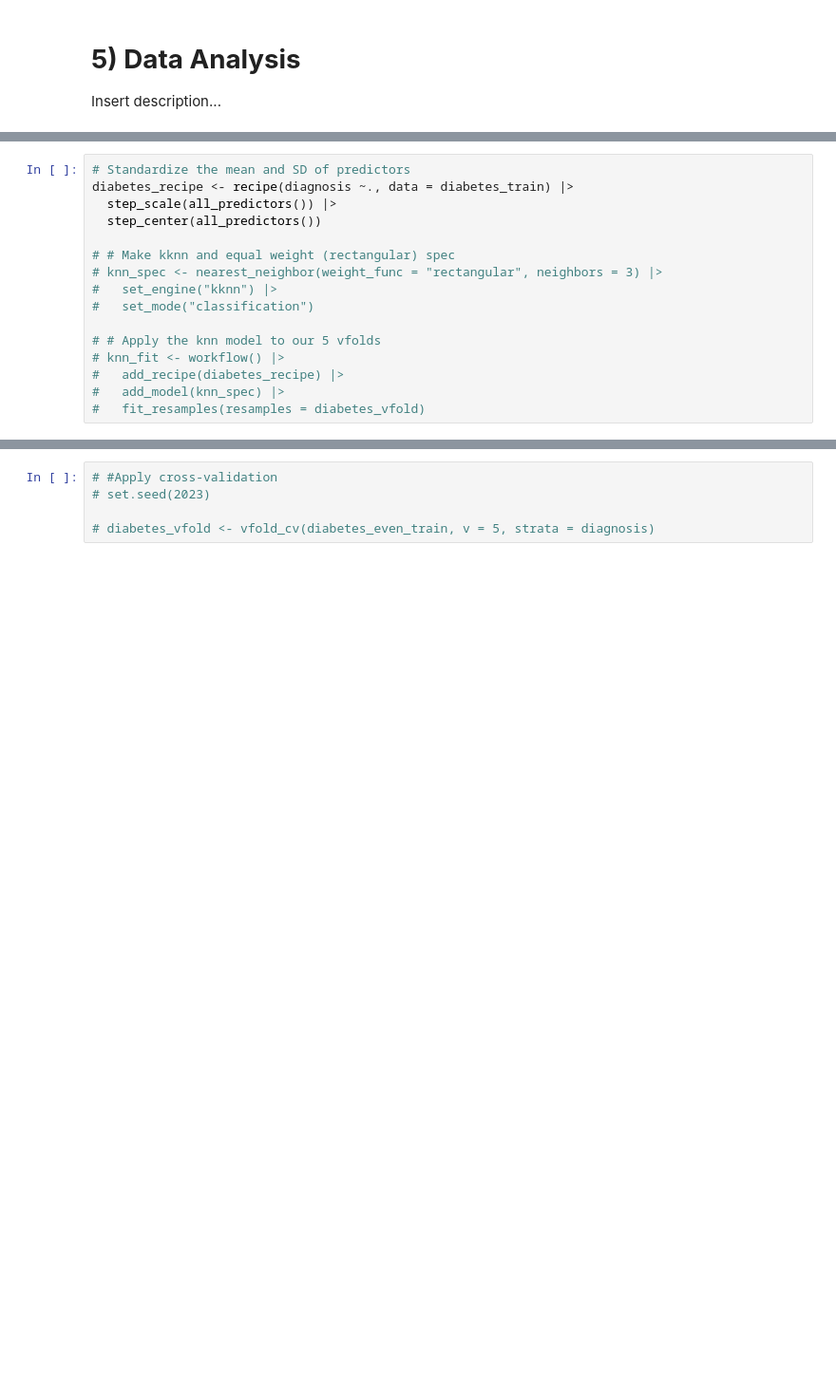
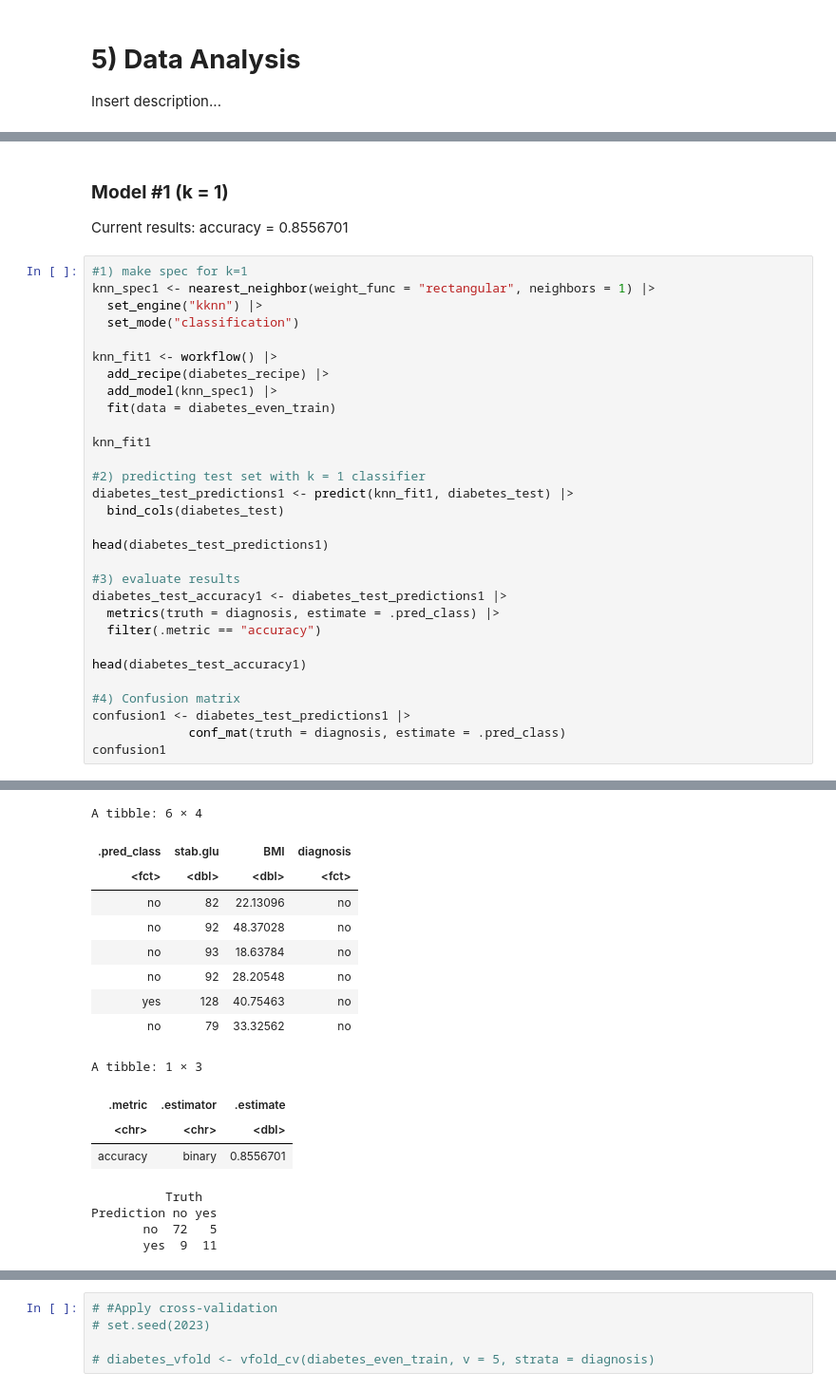
Before and after one commit to wmma2/group_18_project, a Jupyter notebook: Final_report.ipynb, the cells around one changed output, grey strips where cells are left out. Shown: that part at 95% size. Saved outputs shown, nothing was run; the diff lists cells and outputs as text; blank space fills up the shorter version.

```diff
--- a/Final_report.ipynb
+++ b/Final_report.ipynb
@@ -310,16 +301,0 @@ diabetes_vfold <- vfold_cv(diabetes_even_train, v = 10, strata = diagnosis)
-# %%
-# Standardize the mean and SD of predictors
-diabetes_recipe <- recipe(diagnosis ~., data = diabetes_train) |>
-  step_scale(all_predictors()) |>
-  step_center(all_predictors())
-
-# # Make kknn and equal weight (rectangular) spec
-# knn_spec <- nearest_neighbor(weight_func = "rectangular", neighbors = 3) |>
-#   set_engine("kknn") |>
-#   set_mode("classification")
-
-# # Apply the knn model to our 5 vfolds
-# knn_fit <- workflow() |>
-#   add_recipe(diabetes_recipe) |>
-#   add_model(knn_spec) |>
-#   fit_resamples(resamples = diabetes_vfold)
@@ -372,0 +364,34 @@ accuracy_vs_k
+# %% [markdown]
+### **Model #1 (k = 1)**
+Current results: accuracy = 0.8556701
+# %%
+#1) make spec for k=1
+knn_spec1 <- nearest_neighbor(weight_func = "rectangular", neighbors = 1) |>
+  set_engine("kknn") |>
+  set_mode("classification")
+
+knn_fit1 <- workflow() |>
+  add_recipe(diabetes_recipe) |>
+  add_model(knn_spec1) |>
+  fit(data = diabetes_even_train)
+
+knn_fit1
+
+#2) predicting test set with k = 1 classifier
+diabetes_test_predictions1 <- predict(knn_fit1, diabetes_test) |>
+  bind_cols(diabetes_test)
+
+head(diabetes_test_predictions1)
+
+#3) evaluate results
+diabetes_test_accuracy1 <- diabetes_test_predictions1 |>
+  metrics(truth = diagnosis, estimate = .pred_class) |>
+  filter(.metric == "accuracy")
+
+head(diabetes_test_accuracy1)
+
+#4) Confusion matrix
+confusion1 <- diabetes_test_predictions1 |>
+             conf_mat(truth = diagnosis, estimate = .pred_class)
+confusion1
+# %% [output]
@@ -372,0 +417,17 @@ accuracy_vs_k
+A tibble: 6 × 4
+| .pred_class | stab.glu | BMI | diagnosis |
+| <fct> | <dbl> | <dbl> | <fct> |
+| no | 82 | 22.13096 | no |
+| no | 92 | 48.37028 | no |
+| no | 93 | 18.63784 | no |
+| no | 92 | 28.20548 | no |
+| yes | 128 | 40.75463 | no |
+| no | 79 | 33.32562 | no |
+A tibble: 1 × 3
+| .metric | .estimator | .estimate |
+| <chr> | <chr> | <dbl> |
+| accuracy | binary | 0.8556701 |
+          Truth
+Prediction no yes
+       no  72   5
+       yes  9  11
```
Also changed, not shown: parts of 40 cells of this notebook.
